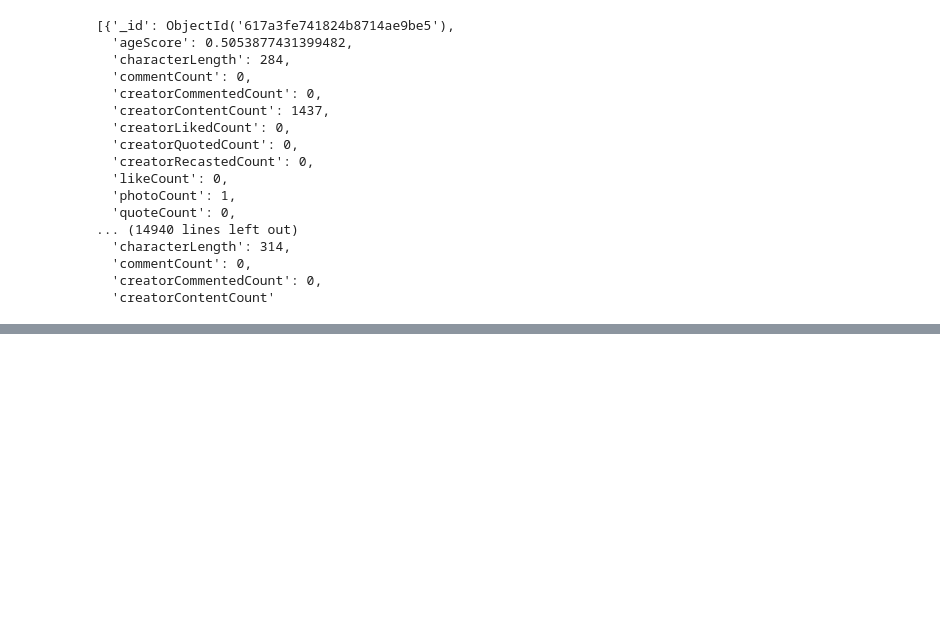
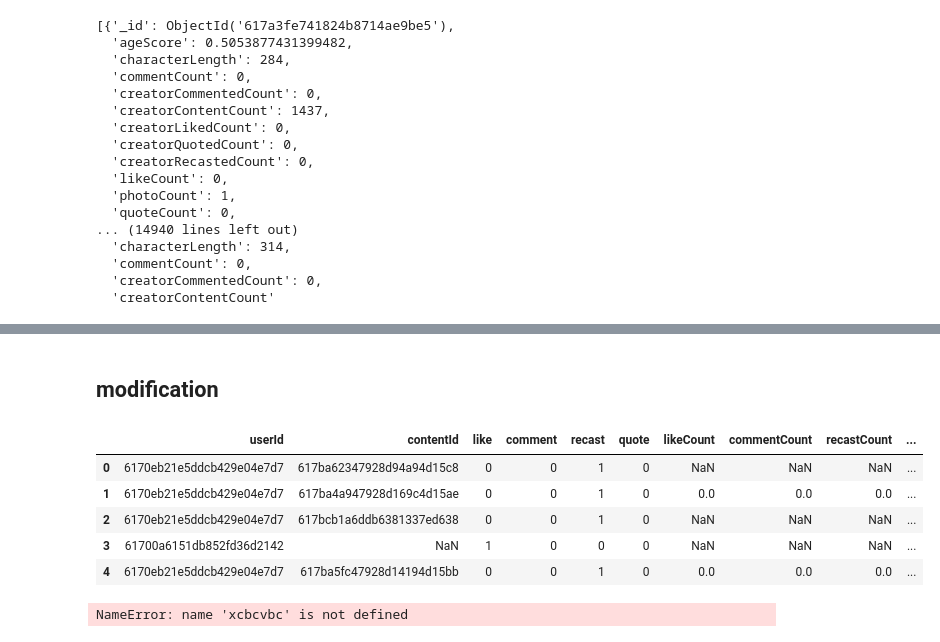
Before and after one commit to castcle/castcle-trigger, a Jupyter notebook: notebooks/notebook_model_training.ipynb, the cells around one changed output, grey strips where cells are left out. Drawn from its saved outputs; the diff is of its cells as text; code cells hidden in the pictures; blank space fills up the shorter version.

```diff
--- a/notebooks/notebook_model_training.ipynb
+++ b/notebooks/notebook_model_training.ipynb
@@ -126,0 +237,3 @@ content_features.head()
+# %%
+transaction_engagements = pd.DataFrame(list(engagements.aggregate(transactionEngagementsCursor)))
+transaction_engagements.head()
@@ -126,0 +247,23 @@ content_features.head()
+# %% [markdown]
+## modification
+# %%
+transaction_engagements = transaction_engagements.merge(content_features,
+                                                        on = 'contentId',
+                                                        how ='left')
+
+transaction_engagements['label'] = transaction_engagements['like'] + transaction_engagements['comment'] + transaction_engagements['recast'] + transaction_engagements['quote']
+
+# transaction_engagements = transaction_engagements.drop(['_id'],axis = 1)
+# %%
+transaction_engagements.head()
+# %% [output]
+|  | userId | contentId | like | comment | recast | quote | likeCount | commentCount | recastCount | ... |
+| 0 | 6170eb21e5ddcb429e04e7d7 | 617ba62347928d94a94d15c8 | 0 | 0 | 1 | 0 | NaN | NaN | NaN | ... |
+| 1 | 6170eb21e5ddcb429e04e7d7 | 617ba4a947928d169c4d15ae | 0 | 0 | 1 | 0 | 0.0 | 0.0 | 0.0 | ... |
+| 2 | 6170eb21e5ddcb429e04e7d7 | 617bcb1a6ddb6381337ed638 | 0 | 0 | 1 | 0 | NaN | NaN | NaN | ... |
+| 3 | 61700a6151db852fd36d2142 | NaN | 1 | 0 | 0 | 0 | NaN | NaN | NaN | ... |
+| 4 | 6170eb21e5ddcb429e04e7d7 | 617ba5fc47928d14194d15bb | 0 | 0 | 1 | 0 | 0.0 | 0.0 | 0.0 | ... |
+# %%
+xcbcvbc
+# %% [output]
+NameError: name 'xcbcvbc' is not defined
```
Also changed, not shown: parts of 16 cells of this notebook, 2 other files.
